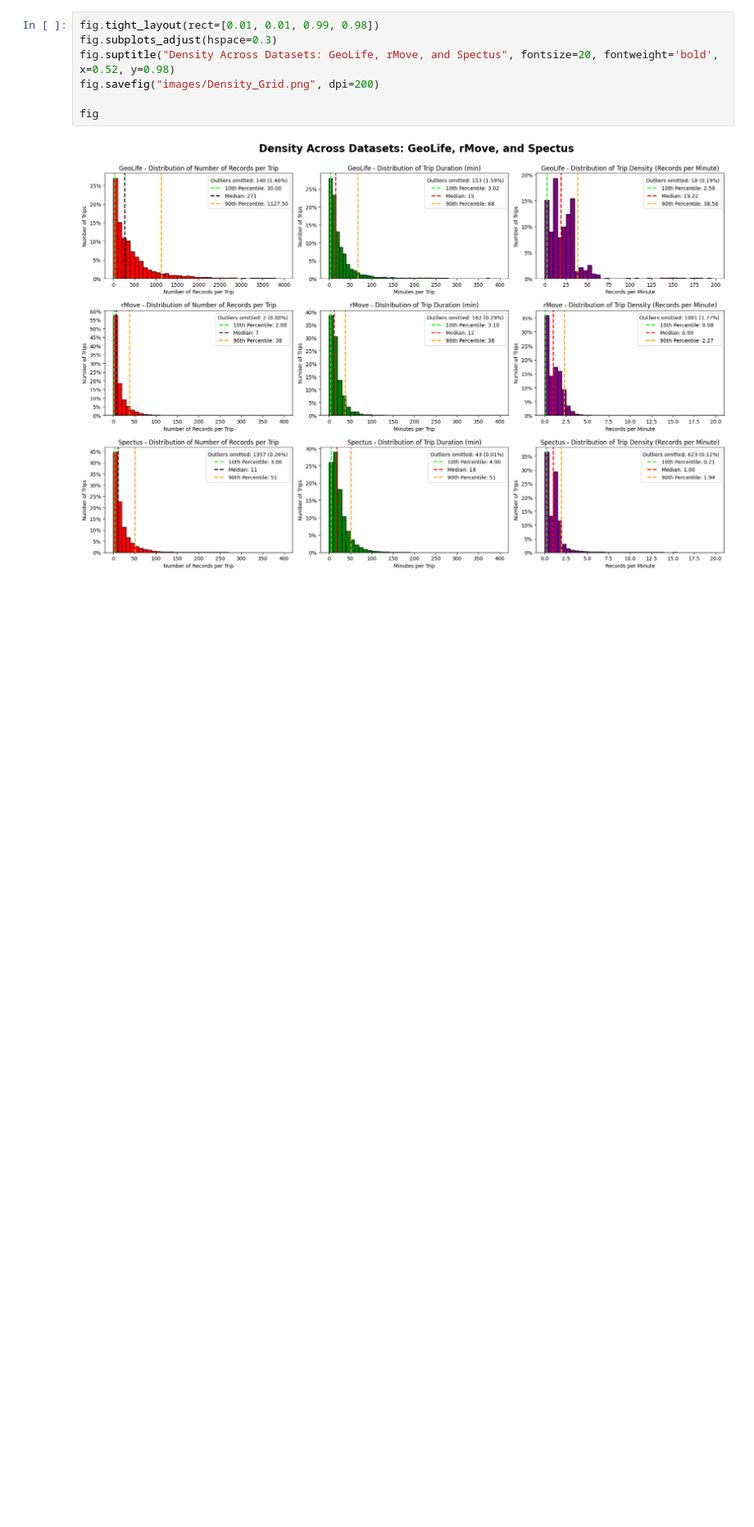
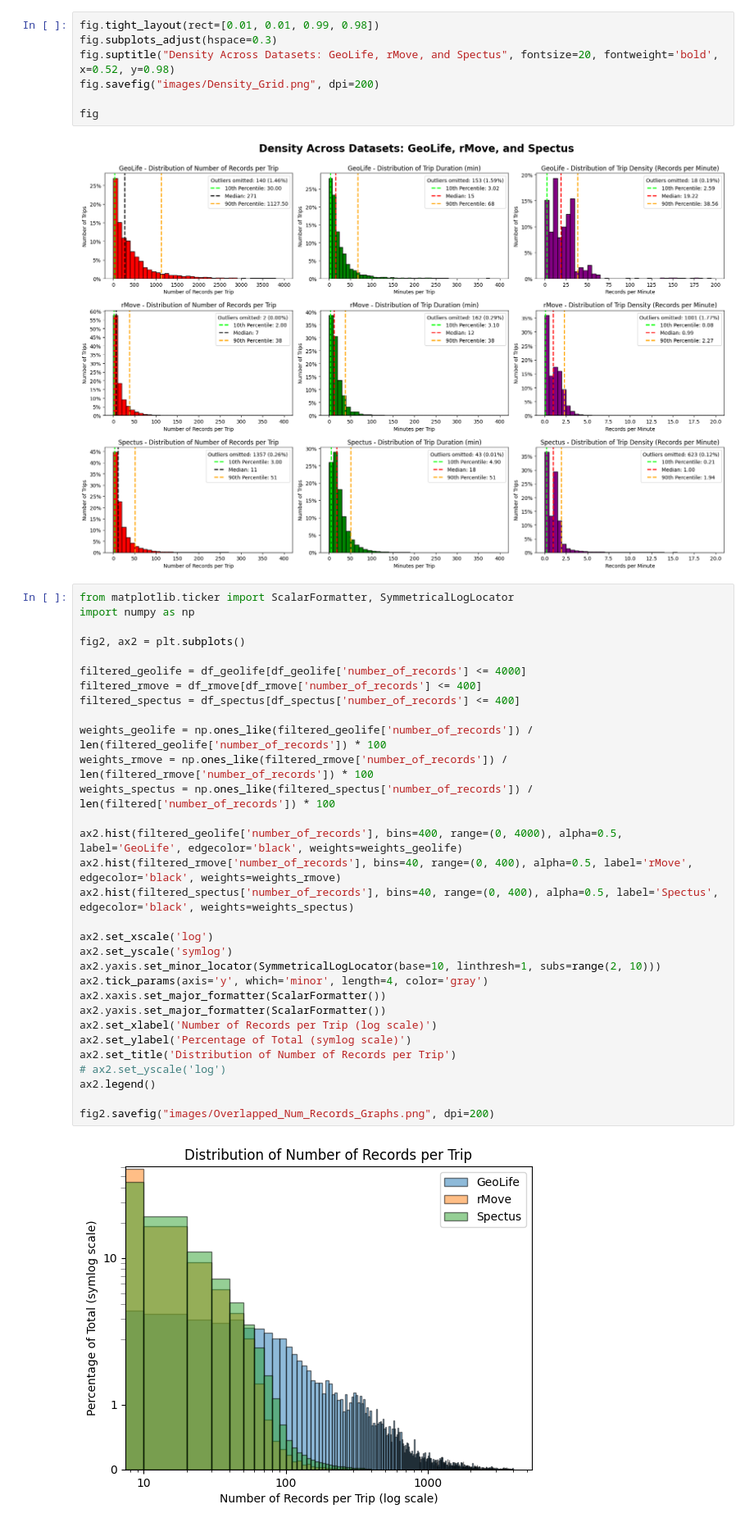
Before and after one commit to UW-THINKlab/mode-analysis, a Jupyter notebook: Dataset_Comparison_Graphs_All_Density.ipynb, the cells around one changed output. Shown at 82% size. Drawn from its saved outputs; the diff is of its cells as text; blank space fills up the shorter version.

Commit message:
Adding overlapped num records graph

```diff
--- a/Dataset_Comparison_Graphs_All_Density.ipynb
+++ b/Dataset_Comparison_Graphs_All_Density.ipynb
@@ -380,3 +380,36 @@ fig.savefig("images/Density_Grid.png", dpi=200)
 fig
 # %% [output]
 [figure]
+# %%
+from matplotlib.ticker import ScalarFormatter, SymmetricalLogLocator
+import numpy as np
+
+fig2, ax2 = plt.subplots()
+
+filtered_geolife = df_geolife[df_geolife['number_of_records'] <= 4000]
+filtered_rmove = df_rmove[df_rmove['number_of_records'] <= 400]
+filtered_spectus = df_spectus[df_spectus['number_of_records'] <= 400]
+
+weights_geolife = np.ones_like(filtered_geolife['number_of_records']) / len(filtered_geolife['number_of_records']) * 100
+weights_rmove = np.ones_like(filtered_rmove['number_of_records']) / len(filtered_rmove['number_of_records']) * 100
+weights_spectus = np.ones_like(filtered_spectus['number_of_records']) / len(filtered['number_of_records']) * 100
+
+ax2.hist(filtered_geolife['number_of_records'], bins=400, range=(0, 4000), alpha=0.5, label='GeoLife', edgecolor='black', weights=weights_geolife)
+ax2.hist(filtered_rmove['number_of_records'], bins=40, range=(0, 400), alpha=0.5, label='rMove', edgecolor='black', weights=weights_rmove)
+ax2.hist(filtered_spectus['number_of_records'], bins=40, range=(0, 400), alpha=0.5, label='Spectus', edgecolor='black', weights=weights_spectus)
+
+ax2.set_xscale('log')
+ax2.set_yscale('symlog')
+ax2.yaxis.set_minor_locator(SymmetricalLogLocator(base=10, linthresh=1, subs=range(2, 10)))
+ax2.tick_params(axis='y', which='minor', length=4, color='gray')
+ax2.xaxis.set_major_formatter(ScalarFormatter())
+ax2.yaxis.set_major_formatter(ScalarFormatter())
+ax2.set_xlabel('Number of Records per Trip (log scale)')
+ax2.set_ylabel('Percentage of Total (symlog scale)')
+ax2.set_title('Distribution of Number of Records per Trip')
+# ax2.set_yscale('log')
+ax2.legend()
+
+fig2.savefig("images/Overlapped_Num_Records_Graphs.png", dpi=200)
+# %% [output]
+[figure, added]
```
Also changed, not shown: 1 other file.
